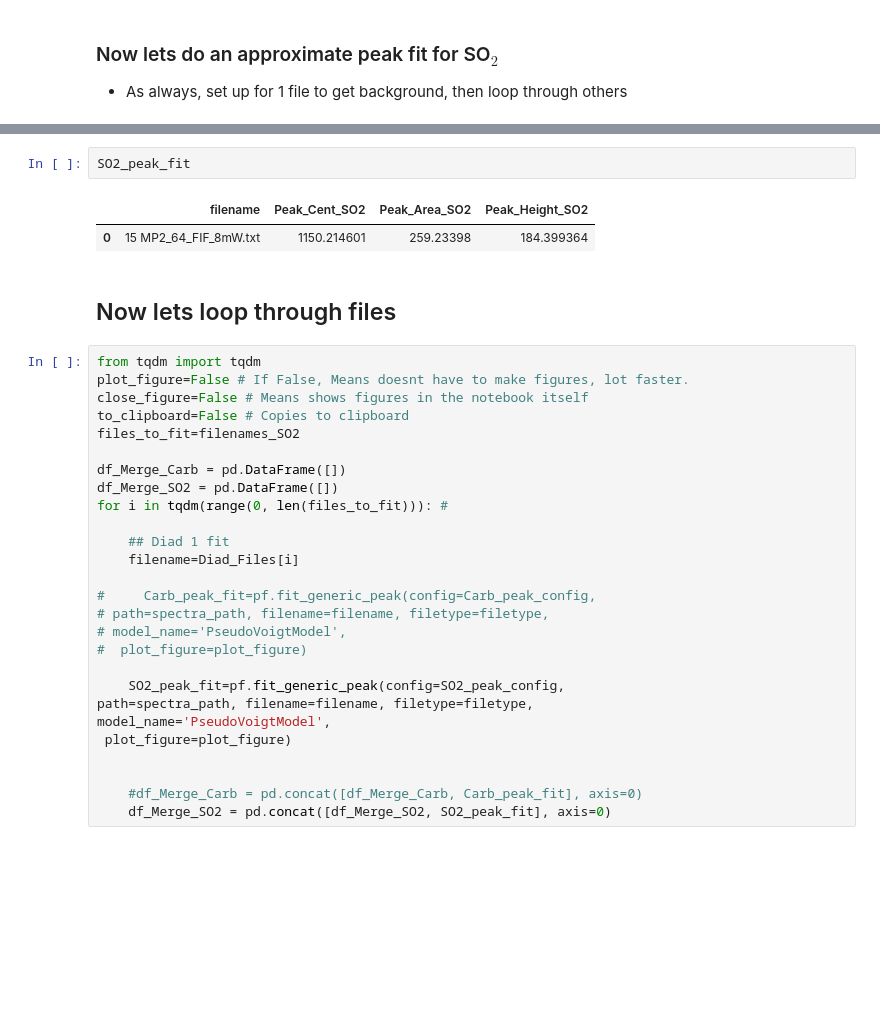
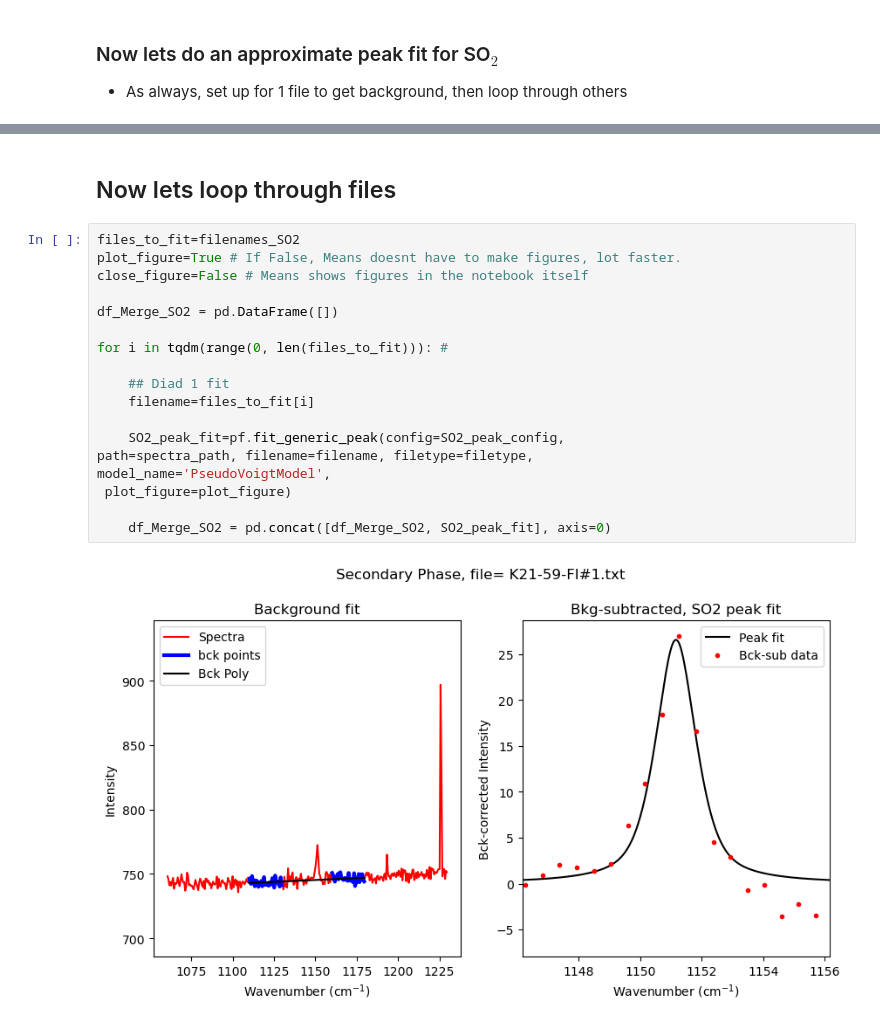
Before and after one commit to PennyWieser/DiadFit, a Jupyter notebook: docs/Examples/Example1b_CO2_Fluid_Inclusions/Secondary_Peaks.ipynb, the cells around one changed output, grey strips where cells are left out. Cells and saved outputs as stored; diff of their text form; blank space fills up the shorter version.

```diff
--- a/docs/Examples/Example1b_CO2_Fluid_Inclusions/Secondary_Peaks.ipynb
+++ b/docs/Examples/Example1b_CO2_Fluid_Inclusions/Secondary_Peaks.ipynb
@@ -78,34 +89,22 @@ C:\Users\penny\Google Drive\My Drive\Berkeley_NEW\MaunaLoa\RamanData\02_01_2022\
-# %%
-SO2_peak_fit
-# %% [output]
-|  | filename | Peak_Cent_SO2 | Peak_Area_SO2 | Peak_Height_SO2 |
-| 0 | 15 MP2_64_FIF_8mW.txt | 1150.214601 | 259.23398 | 184.399364 |
 # %% [markdown]
 ## Now lets loop through files
 # %%
-from tqdm import tqdm
-plot_figure=False # If False, Means doesnt have to make figures, lot faster.
+files_to_fit=filenames_SO2
+plot_figure=True # If False, Means doesnt have to make figures, lot faster.
 close_figure=False # Means shows figures in the notebook itself
-to_clipboard=False # Copies to clipboard
-files_to_fit=filenames_SO2
 
-df_Merge_Carb = pd.DataFrame([])
 df_Merge_SO2 = pd.DataFrame([])
+
 for i in tqdm(range(0, len(files_to_fit))): #
 
     ## Diad 1 fit
-    filename=Diad_Files[i]
-
-#     Carb_peak_fit=pf.fit_generic_peak(config=Carb_peak_config,
-# path=spectra_path, filename=filename, filetype=filetype,
-# model_name='PseudoVoigtModel',
-#  plot_figure=plot_figure)
+    filename=files_to_fit[i]
 
     SO2_peak_fit=pf.fit_generic_peak(config=SO2_peak_config,
 path=spectra_path, filename=filename, filetype=filetype,
 model_name='PseudoVoigtModel',
  plot_figure=plot_figure)
 
-
-    #df_Merge_Carb = pd.concat([df_Merge_Carb, Carb_peak_fit], axis=0)
     df_Merge_SO2 = pd.concat([df_Merge_SO2, SO2_peak_fit], axis=0)
+# %% [output]
+[figure, added]
```
Also changed, not shown: parts of 27 cells of this notebook, 6 other files.
